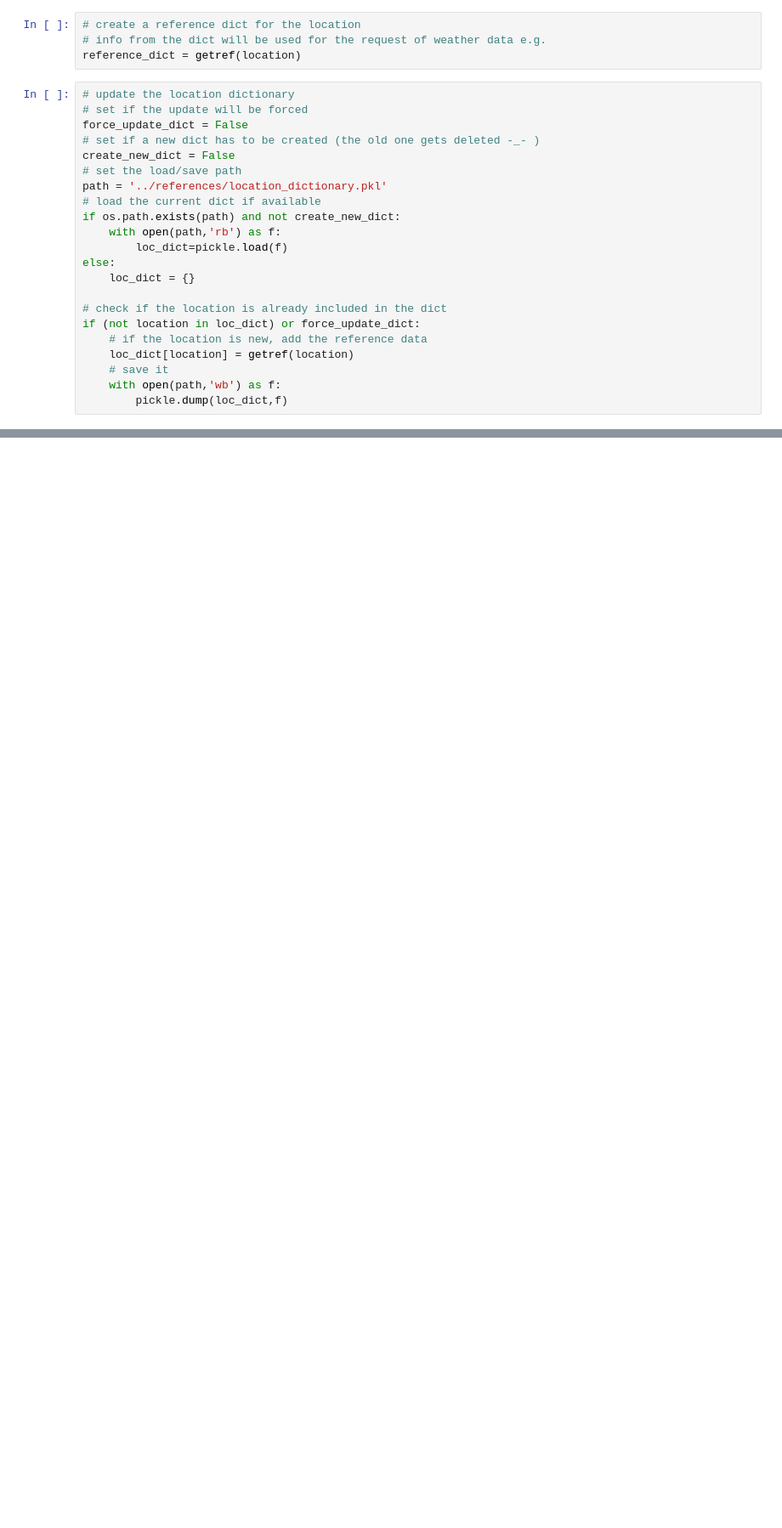
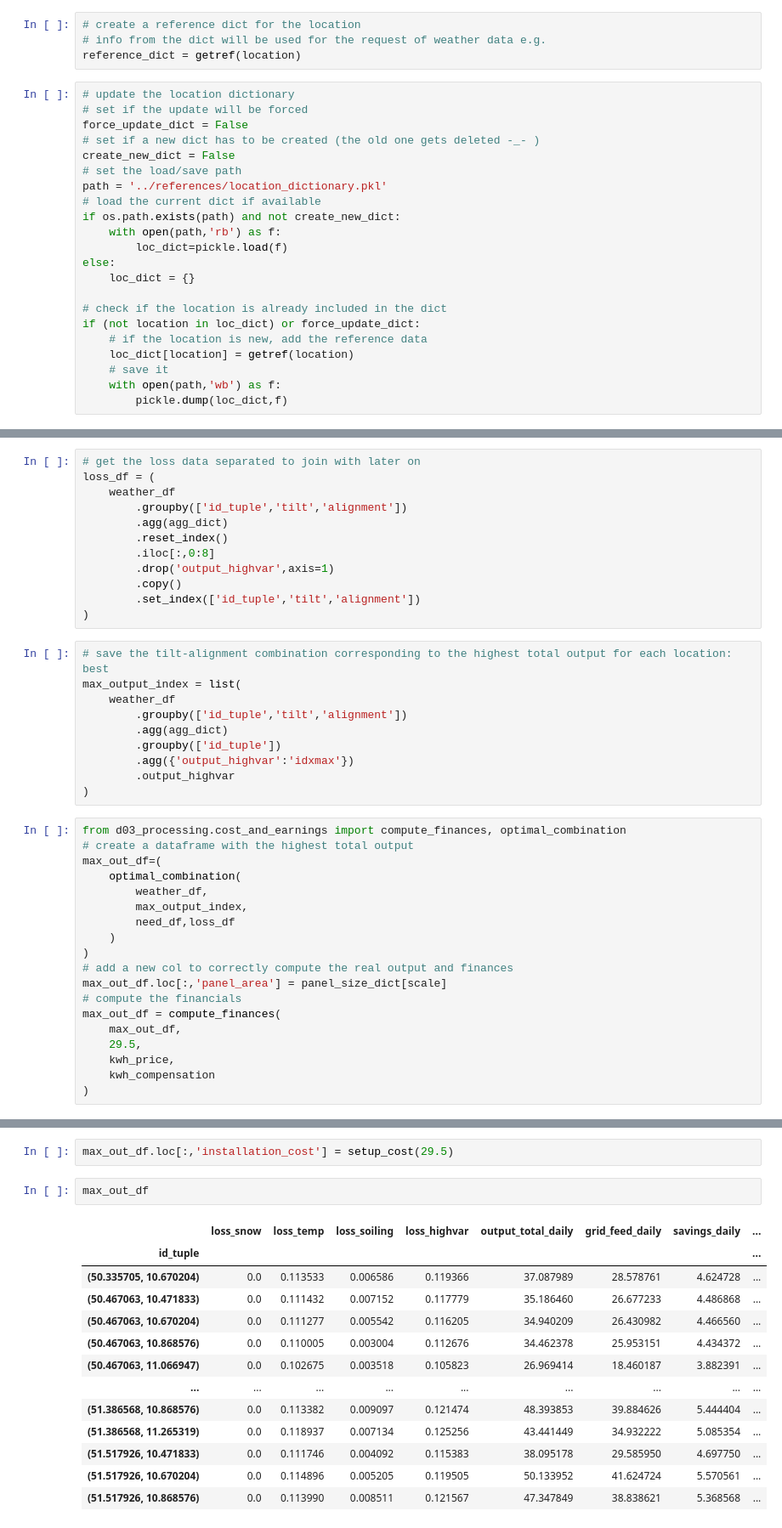
Before and after one commit to WebDevelopmentDuesseldorf/Solaranlagen, a Jupyter notebook: src/spp_program_full.ipynb, the cells around one changed output, grey strips where cells are left out. Shown at 85% size. Cells and saved outputs as stored; diff of their text form; blank space fills up the shorter version.

```diff
--- a/src/spp_program_full.ipynb
+++ b/src/spp_program_full.ipynb
@@ -387,0 +689,41 @@ gdf = gpd.GeoDataFrame(gdf,crs=crs,geometry=gdf.geometry)
+# %%
+# get the loss data separated to join with later on
+loss_df = (
+    weather_df
+        .groupby(['id_tuple','tilt','alignment'])
+        .agg(agg_dict)
+        .reset_index()
+        .iloc[:,0:8]
+        .drop('output_highvar',axis=1)
+        .copy()
+        .set_index(['id_tuple','tilt','alignment'])
+)
+# %%
+# save the tilt-alignment combination corresponding to the highest total output for each location: best
+max_output_index = list(
+    weather_df
+        .groupby(['id_tuple','tilt','alignment'])
+        .agg(agg_dict)
+        .groupby(['id_tuple'])
+        .agg({'output_highvar':'idxmax'})
+        .output_highvar
+)
+# %%
+from d03_processing.cost_and_earnings import compute_finances, optimal_combination
+# create a dataframe with the highest total output
+max_out_df=(
+    optimal_combination(
+        weather_df,
+        max_output_index,
+        need_df,loss_df
+    )
+)
+# add a new col to correctly compute the real output and finances
+max_out_df.loc[:,'panel_area'] = panel_size_dict[scale]
+# compute the financials
+max_out_df = compute_finances(
+    max_out_df,
+    29.5,
+    kwh_price,
+    kwh_compensation
+)
@@ -387,0 +825,18 @@ gdf = gpd.GeoDataFrame(gdf,crs=crs,geometry=gdf.geometry)
+# %%
+max_out_df.loc[:,'installation_cost'] = setup_cost(29.5)
+# %%
+max_out_df
+# %% [output]
+|  | loss_snow | loss_temp | loss_soiling | loss_highvar | output_total_daily | grid_feed_daily | savings_daily | ... |
+| id_tuple |  |  |  |  |  |  |  | ... |
+| (50.335705, 10.670204) | 0.0 | 0.113533 | 0.006586 | 0.119366 | 37.087989 | 28.578761 | 4.624728 | ... |
+| (50.467063, 10.471833) | 0.0 | 0.111432 | 0.007152 | 0.117779 | 35.186460 | 26.677233 | 4.486868 | ... |
+| (50.467063, 10.670204) | 0.0 | 0.111277 | 0.005542 | 0.116205 | 34.940209 | 26.430982 | 4.466560 | ... |
+| (50.467063, 10.868576) | 0.0 | 0.110005 | 0.003004 | 0.112676 | 34.462378 | 25.953151 | 4.434372 | ... |
+| (50.467063, 11.066947) | 0.0 | 0.102675 | 0.003518 | 0.105823 | 26.969414 | 18.460187 | 3.882391 | ... |
+| ... | ... | ... | ... | ... | ... | ... | ... | ... |
+| (51.386568, 10.868576) | 0.0 | 0.113382 | 0.009097 | 0.121474 | 48.393853 | 39.884626 | 5.444404 | ... |
+| (51.386568, 11.265319) | 0.0 | 0.118937 | 0.007134 | 0.125256 | 43.441449 | 34.932222 | 5.085354 | ... |
+| (51.517926, 10.471833) | 0.0 | 0.111746 | 0.004092 | 0.115383 | 38.095178 | 29.585950 | 4.697750 | ... |
+| (51.517926, 10.670204) | 0.0 | 0.114896 | 0.005205 | 0.119505 | 50.133952 | 41.624724 | 5.570561 | ... |
+| (51.517926, 10.868576) | 0.0 | 0.113990 | 0.008511 | 0.121567 | 47.347849 | 38.838621 | 5.368568 | ... |
```
Also changed, not shown: parts of 82 cells of this notebook.
